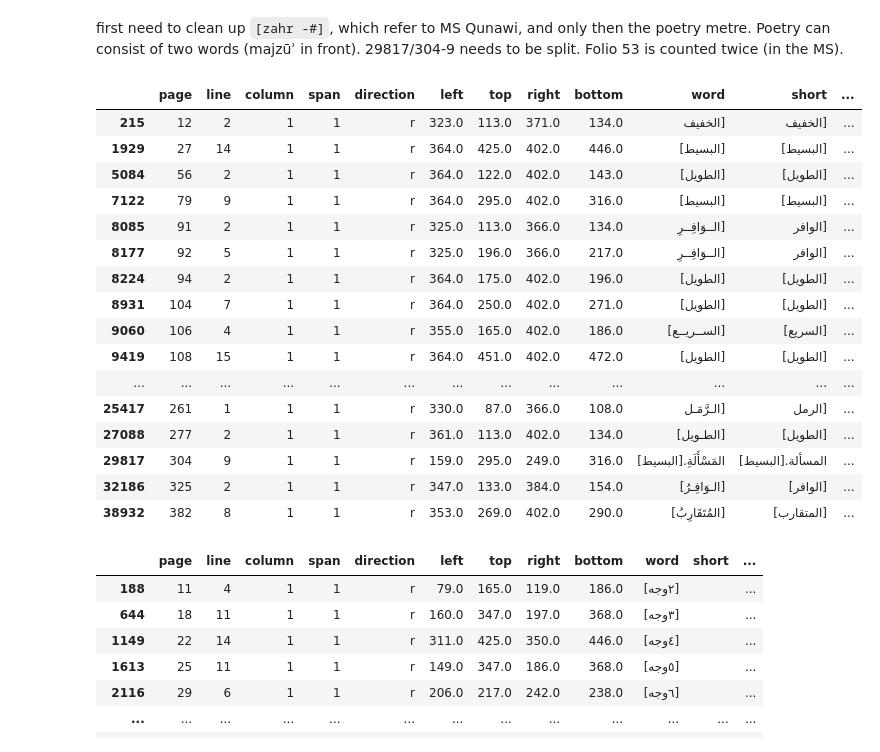
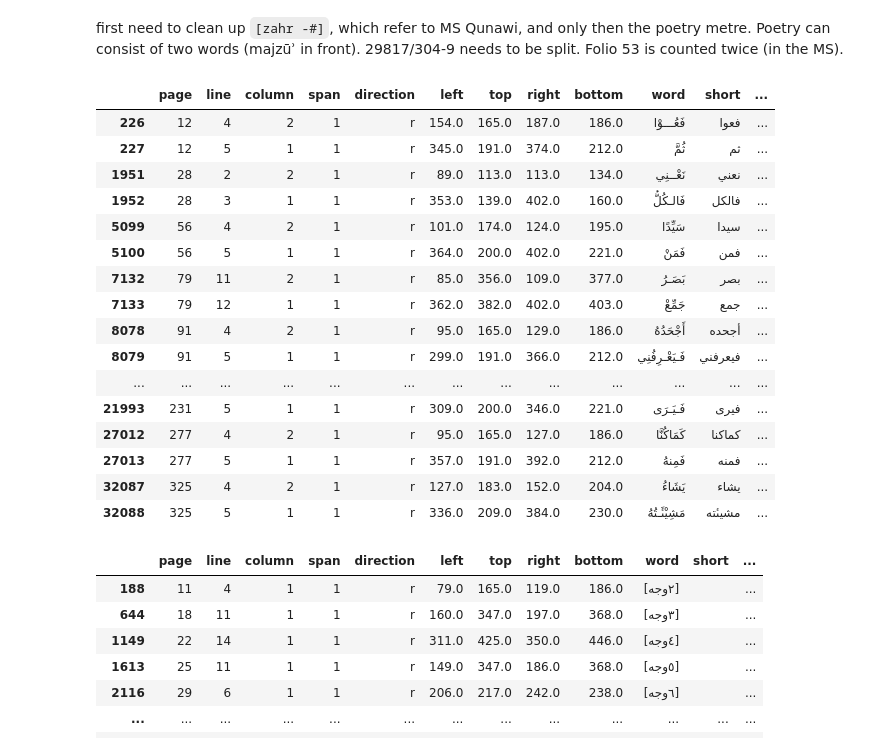
Before and after one commit to among/fusus, a Jupyter notebook: fusust-text-laboratory/FususReworking.ipynb, the cells around one changed output. Saved outputs shown, nothing was run; the diff lists cells and outputs as text; code cells hidden in the pictures.

```diff
--- a/fusust-text-laboratory/FususReworking.ipynb
+++ b/fusust-text-laboratory/FususReworking.ipynb
@@ -71,7 +50,14 @@ Check results and possibly adjust details
 # look at line
 # fusus[(fusus['page']==273) & (fusus.line==8)]
 # change one value
-# fusus.iloc[6041, fusus.columns.get_loc("word")] = '[٣١ظهر]'
-fusus[(fusus['page']==47) & (fusus.line==7)]
+
+fusus.iloc[6032, fusus.columns.get_loc("word")] += fusus.iloc[6033, fusus.columns.get_loc("word")][:2]
+fusus.iloc[6033, fusus.columns.get_loc("word")] = fusus.iloc[6033, fusus.columns.get_loc("word")][2:]
+
+# fusus.iloc[8327, fusus.columns.get_loc("poetryVerse")] = "13"
+# fusus.iloc[8326, fusus.columns.get_loc("haspunct")] = ""
+# fusus.iloc[8326, fusus.columns.get_loc("word")] = ""
+# fusus.iloc[8326, fusus.columns.get_loc("short")] = ""
+fusus[(fusus['page']==66) & (fusus.line==7)]
 # %% [output]
 |  | page | line | column | span | direction | left | top | right | bottom | word | short | ... |
@@ -153,5 +130,3 @@ fusus[fusus.haspunct.str.contains(pat='١١')]
 68 rows × 14 columns
 # %%
 lijst = punctMark.index.tolist()
-lijst = [x-1 for x in lijst]
-lijst
@@ -176,23 +133,38 @@ lijst
+# %%
+helelijst = []
+for l in lijst:
+    helelijst.append(l-1)
+    helelijst.append(l)
 # %% [markdown]
 first need to clean up `[zahr -#]`, which refer to MS Qunawi, and only then the poetry metre. Poetry can consist of two words (majzūʾ in front). 29817/304-9 needs to be split. Folio 53 is counted twice (in the MS).
+# %%
+for l in lijst:
+    fusus.iloc[l, fusus.columns.get_loc("poetryVerse")] = "9"
+#     fusus.iloc[l, fusus.columns.get_loc("poetryMeter")] = fusus.iloc[l-1, fusus.columns.get_loc("word")]
+    fusus.iloc[l, fusus.columns.get_loc("word")] = fusus.iloc[l, fusus.columns.get_loc("word")][2:]
+    fusus.iloc[l, fusus.columns.get_loc("short")] = fusus.iloc[l, fusus.columns.get_loc("short")][2:]
+    fusus.iloc[l, fusus.columns.get_loc("haspunct")] = ""
+#     fusus.iloc[l-1, fusus.columns.get_loc("word")] = ""
+#     fusus.iloc[l-1, fusus.columns.get_loc("short")] = ""
+#     fusus.iloc[l-1, fusus.columns.get_loc("haspunct")] = ""
 # %%
 # These are the words right before poetry starts: indicate meter.
-fusus.iloc[lijst]
+fusus.iloc[helelijst].sort_index()
 # %% [output]
 |  | page | line | column | span | direction | left | top | right | bottom | word | short | ... |
-| 215 | 12 | 2 | 1 | 1 | r | 323.0 | 113.0 | 371.0 | 134.0 | الخفيف] | الخفيف] | ... |
-| 1929 | 27 | 14 | 1 | 1 | r | 364.0 | 425.0 | 402.0 | 446.0 | [البسيط] | [البسيط] | ... |
-| 5084 | 56 | 2 | 1 | 1 | r | 364.0 | 122.0 | 402.0 | 143.0 | [الطويل] | [الطويل] | ... |
-| 7122 | 79 | 9 | 1 | 1 | r | 364.0 | 295.0 | 402.0 | 316.0 | [البسيط] | [البسيط] | ... |
-| 8085 | 91 | 2 | 1 | 1 | r | 325.0 | 113.0 | 366.0 | 134.0 | الــوَافِــرِ] | الوافر] | ... |
-| 8177 | 92 | 5 | 1 | 1 | r | 325.0 | 196.0 | 366.0 | 217.0 | الــوَافِــرِ] | الوافر] | ... |
-| 8224 | 94 | 2 | 1 | 1 | r | 364.0 | 175.0 | 402.0 | 196.0 | [الطويل] | [الطويل] | ... |
-| 8931 | 104 | 7 | 1 | 1 | r | 364.0 | 250.0 | 402.0 | 271.0 | [الطويل] | [الطويل] | ... |
-| 9060 | 106 | 4 | 1 | 1 | r | 355.0 | 165.0 | 402.0 | 186.0 | [الســريــع] | [السريع] | ... |
-| 9419 | 108 | 15 | 1 | 1 | r | 364.0 | 451.0 | 402.0 | 472.0 | [الطويل] | [الطويل] | ... |
+| 226 | 12 | 4 | 2 | 1 | r | 154.0 | 165.0 | 187.0 | 186.0 | فَعُـــوْا | فعوا | ... |
+| 227 | 12 | 5 | 1 | 1 | r | 345.0 | 191.0 | 374.0 | 212.0 | ثُمَّ | ثم | ... |
+| 1951 | 28 | 2 | 2 | 1 | r | 89.0 | 113.0 | 113.0 | 134.0 | نَعْــنِي | نعني | ... |
+| 1952 | 28 | 3 | 1 | 1 | r | 353.0 | 139.0 | 402.0 | 160.0 | فَالـكُلُّ | فالكل | ... |
+| 5099 | 56 | 4 | 2 | 1 | r | 101.0 | 174.0 | 124.0 | 195.0 | سَيِّدًا | سيدا | ... |
+| 5100 | 56 | 5 | 1 | 1 | r | 364.0 | 200.0 | 402.0 | 221.0 | فَمَنْ | فمن | ... |
+| 7132 | 79 | 11 | 2 | 1 | r | 85.0 | 356.0 | 109.0 | 377.0 | بَصَـرُ | بصر | ... |
+| 7133 | 79 | 12 | 1 | 1 | r | 362.0 | 382.0 | 402.0 | 403.0 | جَمِّعْ | جمع | ... |
+| 8078 | 91 | 4 | 2 | 1 | r | 95.0 | 165.0 | 129.0 | 186.0 | أَجْحَدُهُ | أجحده | ... |
+| 8079 | 91 | 5 | 1 | 1 | r | 299.0 | 191.0 | 366.0 | 212.0 | فَـيَعْـرِفُنِي | فيعرفني | ... |
 | ... | ... | ... | ... | ... | ... | ... | ... | ... | ... | ... | ... | ... |
-| 25417 | 261 | 1 | 1 | 1 | r | 330.0 | 87.0 | 366.0 | 108.0 | الـرَّمَـل] | الرمل] | ... |
-| 27088 | 277 | 2 | 1 | 1 | r | 361.0 | 113.0 | 402.0 | 134.0 | [الطـويل] | [الطويل] | ... |
-| 29817 | 304 | 9 | 1 | 1 | r | 159.0 | 295.0 | 249.0 | 316.0 | المَسْأَلَةِ.[البسيط] | المسألة.[البسيط] | ... |
-| 32186 | 325 | 2 | 1 | 1 | r | 347.0 | 133.0 | 384.0 | 154.0 | [الـوَافِـرُ] | [الوافر] | ... |
-| 38932 | 382 | 8 | 1 | 1 | r | 353.0 | 269.0 | 402.0 | 290.0 | [المُتَقَارِبُ] | [المتقارب] | ... |
+| 21993 | 231 | 5 | 1 | 1 | r | 309.0 | 200.0 | 346.0 | 221.0 | فَـيَـرَى | فيرى | ... |
+| 27012 | 277 | 4 | 2 | 1 | r | 95.0 | 165.0 | 127.0 | 186.0 | كَمَاكُنَّا | كماكنا | ... |
+| 27013 | 277 | 5 | 1 | 1 | r | 357.0 | 191.0 | 392.0 | 212.0 | فَمِنهُ | فمنه | ... |
+| 32087 | 325 | 4 | 2 | 1 | r | 127.0 | 183.0 | 152.0 | 204.0 | يَشَاءُ | يشاء | ... |
+| 32088 | 325 | 5 | 1 | 1 | r | 336.0 | 209.0 | 384.0 | 230.0 | مَشِيْىَٔـتُهُ | مشيىٔته | ... |
```
Also changed, not shown: parts of 12 cells of this notebook, 2 other files.
